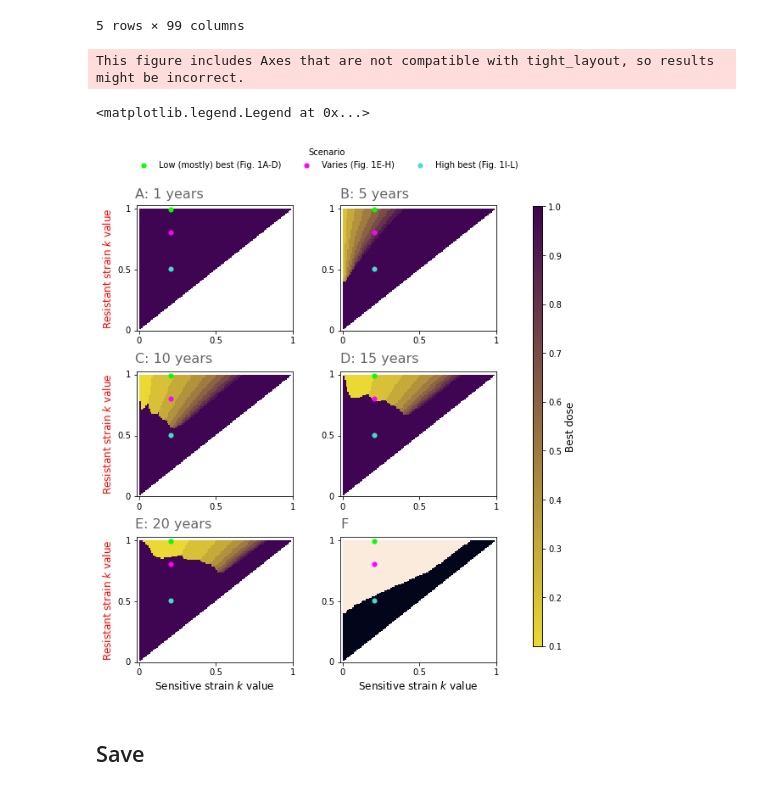
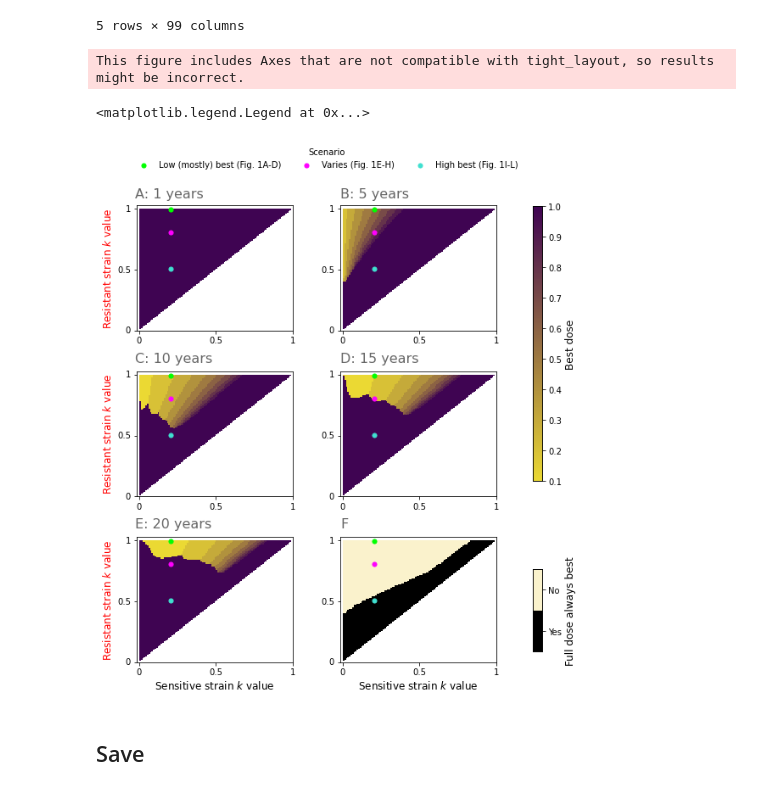
Before and after one commit to nt409/quant-res-doses, a Jupyter notebook: notebooks/102_fig2.ipynb, the cells around one changed output. Saved outputs shown, nothing was run; the diff lists cells and outputs as text; code cells hidden in the pictures.

```diff
--- a/notebooks/102_fig2.ipynb
+++ b/notebooks/102_fig2.ipynb
@@ -178,16 +178,24 @@ cmap = LinearSegmentedColormap.from_list("", tuples)
 
 
 
-cax = plt.axes([0.9, 0.1, 0.02, 0.8])
 
-cbar_label = r'Best dose'
+cax = plt.axes([0.9, 0.4, 0.02, 0.5])
+cax2 = plt.axes([0.9, 0.09, 0.02, 0.15])
+
+
+cbar_label = 'Best dose'
+cbar_label2 = 'Full dose always best'
+
+
+
+colors2 = ['k', (0.98, 0.95, 0.8)]
+cmap2 = ListedColormap(colors2)
 
 
 
 sns.heatmap(
     data=dA,
     ax=ax[0][0],
-    # center=0.5,
     cmap=cmap,
     vmin=vmin,
     vmax=vmax,
@@ -198,7 +206,6 @@ sns.heatmap(
 sns.heatmap(
     data=dB,
     ax=ax[0][1],
-    # center=0.5,
     cmap=cmap,
     vmin=vmin,
     vmax=vmax,
@@ -209,7 +216,6 @@ sns.heatmap(
 sns.heatmap(
     data=dC,
     ax=ax[1][0],
-    # center=0.5,
     cmap=cmap,
     vmin=vmin,
     vmax=vmax,
@@ -220,7 +226,6 @@ sns.heatmap(
 sns.heatmap(
     data=dD,
     ax=ax[1][1],
-    # center=0.5,
     cmap=cmap,
     vmin=vmin,
     vmax=vmax,
@@ -232,7 +237,6 @@ sns.heatmap(
 sns.heatmap(
     data=dE,
     ax=ax[2][0],
-    # center=0.5,
     cmap=cmap,
     vmin=vmin,
     vmax=vmax,
@@ -243,12 +247,13 @@ sns.heatmap(
 sns.heatmap(
     data=ever_full_dose_use,
     ax=ax[2][1],
-    # cmap=cmap,
-    # vmin=vmin,
-    # vmax=vmax,
-    cbar=False,
-    cbar_ax=None,
+    cmap=cmap2,
+    cbar=True,
+    cbar_ax=cax2,
+    cbar_kws=dict(label=cbar_label2, ticks=[0.25, 0.75])
 )
+
+cax2.set_yticklabels(['Yes', 'No'])
 
 
 x1 = 20.5
@@ -297,6 +302,12 @@ ax[2][1].set_xlabel(r'Sensitive strain $k$ value')
 for spine in cax.spines.values():
     spine.set(visible=True, lw=.8, edgecolor="black")
 
+for spine in cax2.spines.values():
+    spine.set(visible=True, lw=.8, edgecolor="black")
+
+
+
+
 for ii, jj in itertools.product(np.arange(3), np.arange(2)):
     ax[ii][jj].spines['bottom'].set_visible(True)
     ax[ii][jj].spines['left'].set_visible(True)
@@ -315,34 +326,34 @@ for ii, jj in itertools.product(np.arange(3), np.arange(2)):
     if jj==0:
         ax[ii][jj].yaxis.label.set_color('red')
         ax[ii][jj].yaxis.label.set_color('red')
 
 f.patch.set_facecolor('white')
 
 plt.tight_layout(rect=[0,0,0.85,0.92], h_pad=3, w_pad=3)
 
 custom_labs = [
     'A: 1 years',
     'B: 5 years',
     'C: 10 years',
     'D: 15 years',
     'E: 20 years',
     'F',
 ]
 
 get_corner_annotations_custom_labels(2, 3, 0.08, 0.91, 0.42, 0.3, plt, custom_labs)
 
 
 f.legend(
     loc='upper left',
     title='Scenario',
     bbox_to_anchor = (0.07,1.02),
     framealpha=0,
     ncol=3
 )
 # %% [output]
 This figure includes Axes that are not compatible with tight_layout, so results might be incorrect.
 <matplotlib.legend.Legend at 0x...>
-[figure, old version]
+[figure, new version]
 # %% [markdown]
 ## Save
 # %%
```
Also changed, not shown: parts of 1 cell of this notebook, 37 other files.
